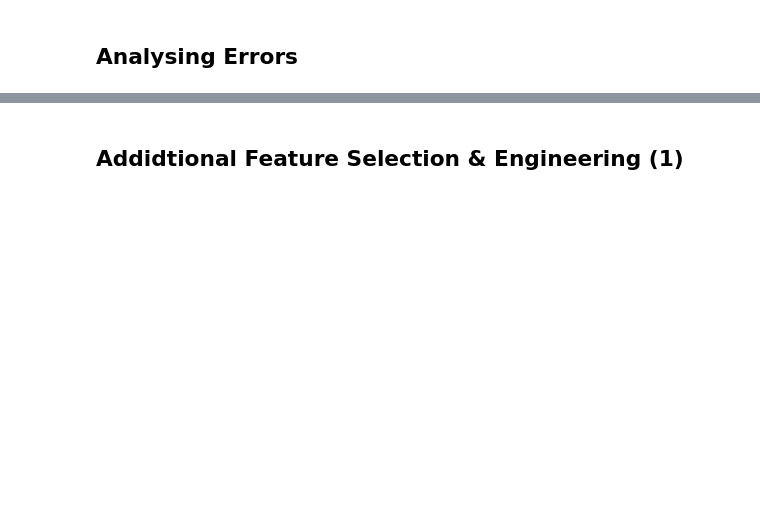
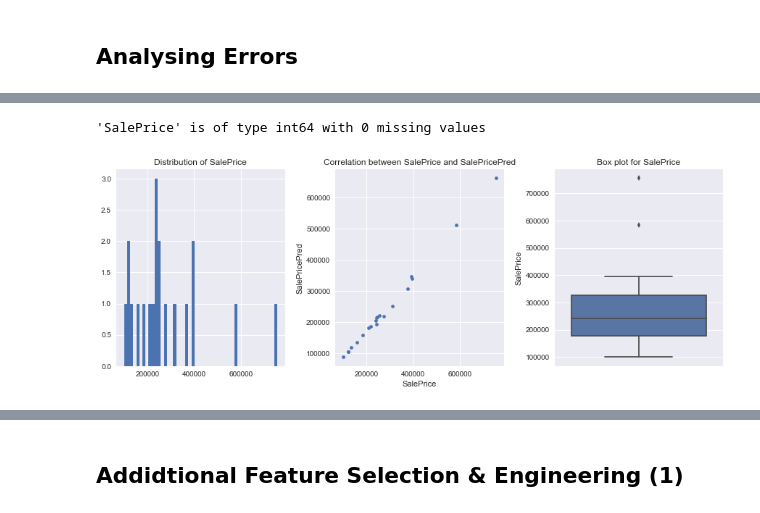
Before and after one commit to dorond/kaggle-house-prices-prediction, a Jupyter notebook: Housing Sale Price Prediction (Kaggle).ipynb, the cells around one changed output, grey strips where cells are left out. Drawn from its saved outputs; the diff is of its cells as text; code cells hidden in the pictures; blank space fills up the shorter version.

```diff
--- a/Housing Sale Price Prediction (Kaggle).ipynb
+++ b/Housing Sale Price Prediction (Kaggle).ipynb
@@ -936,0 +1207,5 @@ Initially we aren't going to do any specific feature selection or engineering. W
+# %%
+explore_variable(forest_sorted[:20], "SalePrice", "SalePricePred")
+# %% [output]
+'SalePrice' is of type int64 with 0 missing values
+[figure, added]
```
Also changed, not shown: parts of 90 cells of this notebook, 3 other files.
